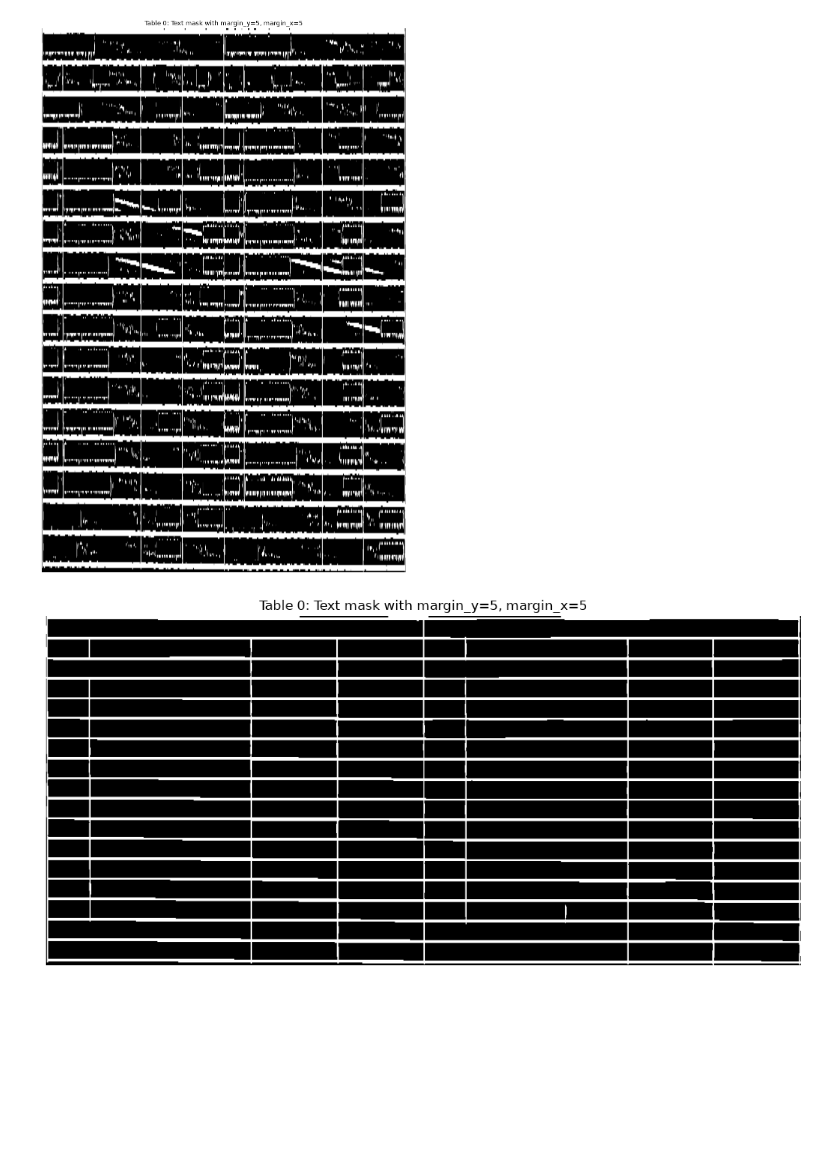
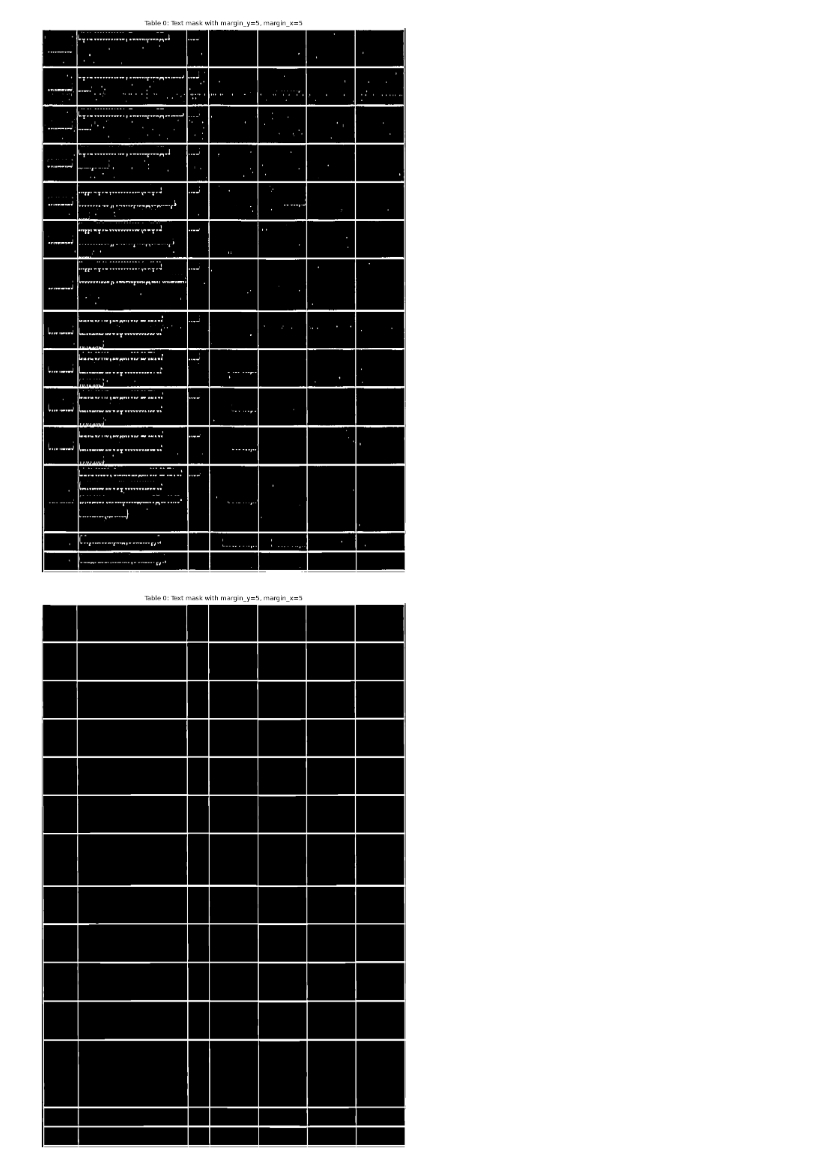
Before and after one commit to SergeyKrasnoslobodtsev/recon_vision, a Jupyter notebook: notebooks/test_table_detector.ipynb, the cells around one changed output. Drawn from its saved outputs; the diff is of its cells as text; code cells hidden in the pictures; blank space fills up the shorter version.

Commit message:
test: предварительный тест перед финальной версией

```diff
--- a/notebooks/test_table_detector.ipynb
+++ b/notebooks/test_table_detector.ipynb
@@ -3,7 +3,7 @@ from pathlib import Path
 
 import confnotebook
 
-source = Path("../examples/test/bag_15062026")
+source = Path("../examples/RPA-6542")
 
 files = sorted(source.glob("*.pdf"))
 
@@ -30,6 +30,6 @@ for i, file in enumerate(files):
 # %%
-IDX_FILE = 45
-NUM_PAGE = 0
+IDX_FILE = 6
+NUM_PAGE = 3
 
 DEBUG = True
 # %%
@@ -192,33 +192,33 @@ for i, bbox in enumerate(table_candidates):
 fig.tight_layout()
 plt.show()
 # %% [output]
-[figure, old version]
+[figure, new version]
 # %%
 n = len(table_candidates)
-fig, axes = plt.subplots(n, 1, figsize=(10, 5))
+fig, axes = plt.subplots(n, 1, figsize=(10, 15))
 axes = np.atleast_1d(axes).ravel()
 
 
 for i, bbox in enumerate(table_candidates):
     boxes = overlapping_bboxes(bbox, detector.ocr_bboxes, min_overlap_ratio=0.6)
     heights = overlapping_heights(boxes)
 
     if not heights:
         continue
 
     median_height = float(np.median(heights))
 
     mask, _ = detector._clean_mask_table(bbox, boxes, median_height)
 
     ax = axes[i]
     ax.imshow(mask, cmap="gray", aspect="auto")
     ax.set_title(f"Table {i}: Text mask with margin_y={5}, margin_x={5}")
     ax.axis("off")
 
 fig.tight_layout()
 plt.show()
 # %% [output]
-[figure, old version]
+[figure, new version]
 # %%
 from vision_core.detector.table_detector import find_lines_with_edges, sum_pixel_axis
 
```
Also changed, not shown: parts of 12 cells of this notebook, 2 other files.
